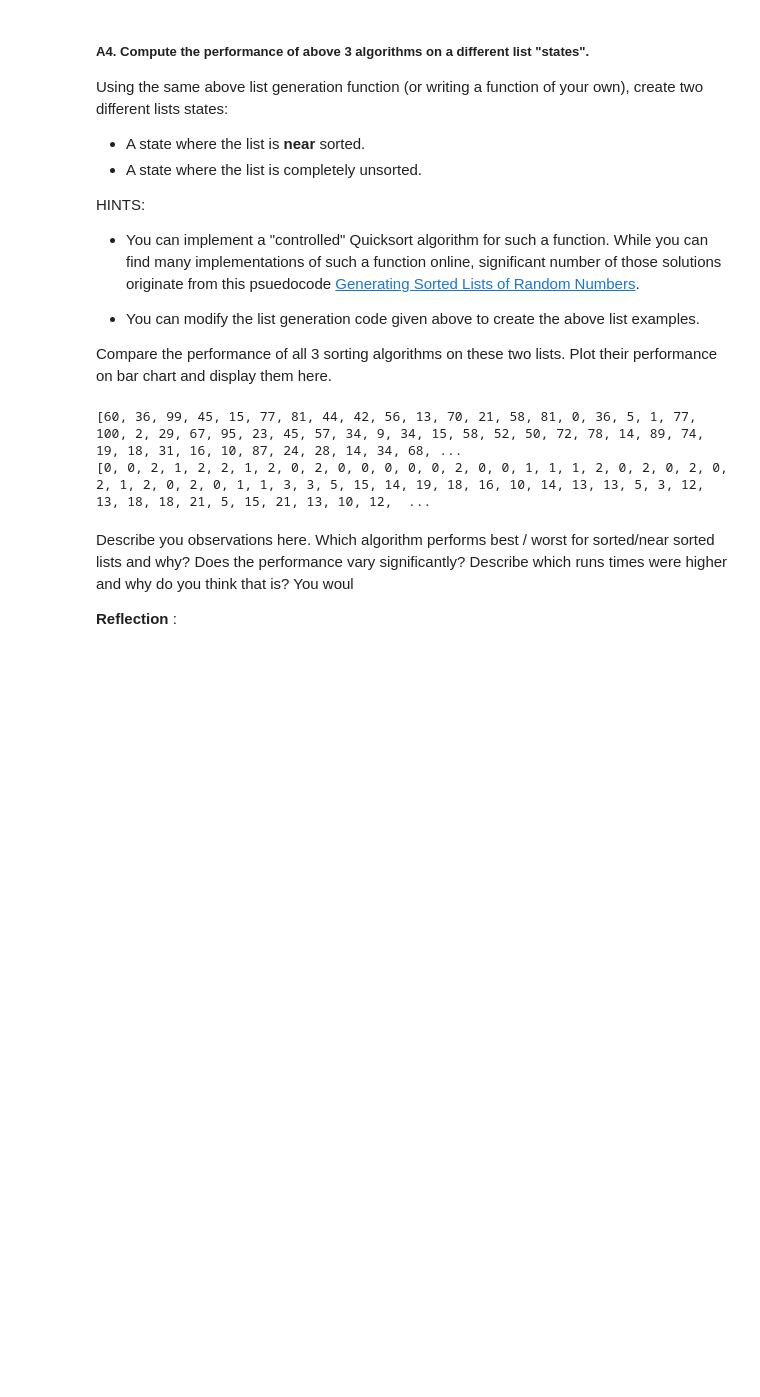
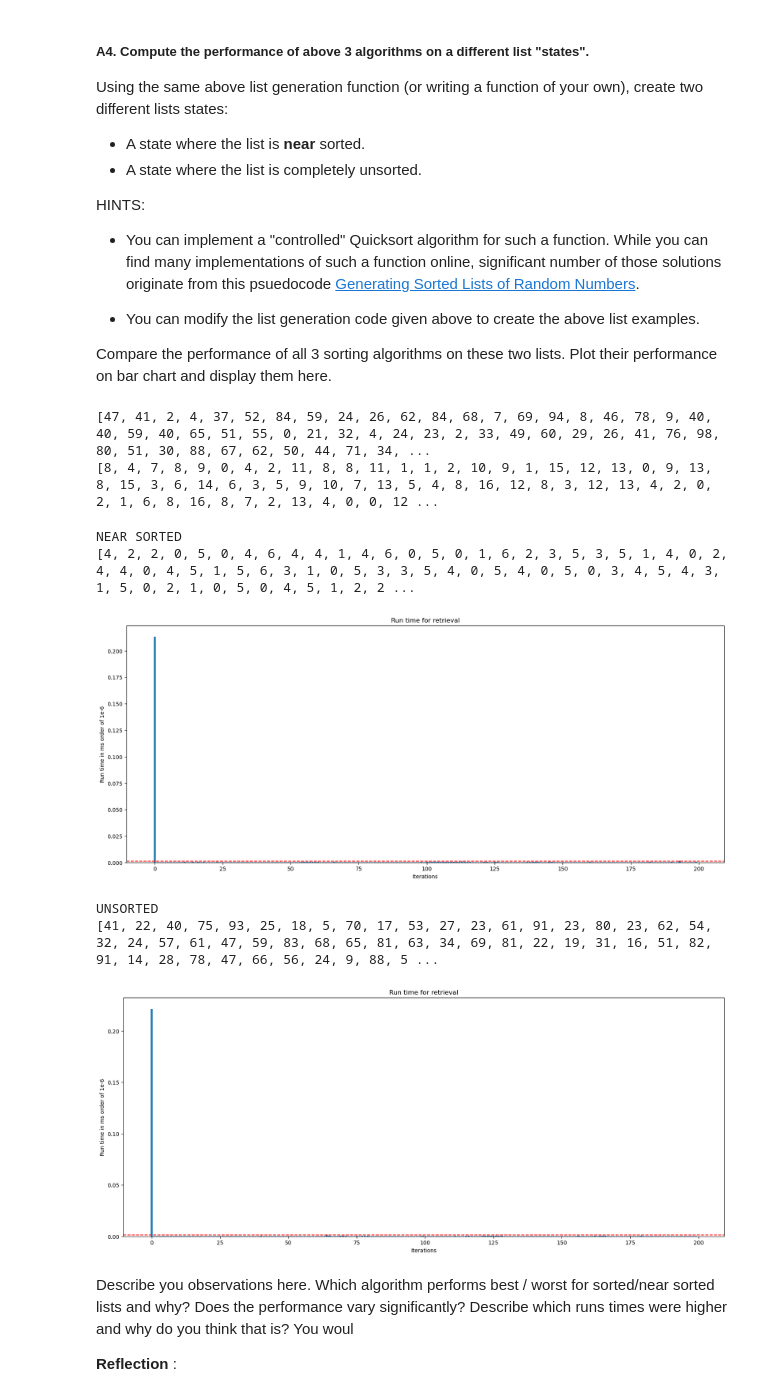
Before and after one commit to saboorah/CS2XC3, a Jupyter notebook: Lab_II.ipynb, the cells around one changed output. Drawn from its saved outputs; the diff is of its cells as text; code cells hidden in the pictures; blank space fills up the shorter version.

```diff
--- a/Lab_II.ipynb
+++ b/Lab_II.ipynb
@@ -287,22 +285,22 @@ Compare the performance of all 3 sorting algorithms on these two lists. Plot the
 # %%
 #partially sort a list  using quick sort
 
-#think of k as degree of unsortedness, 1/4 of the list seems to be go to fordesired unsortedness
+#think of k as degree of unsortedness, 1/4 or 1/5 of the list seems to be go to fordesired unsortedness
 
 #k is supposed to be the length at which it stops recursing which is why it is in the base case,
 #implying it wont be fully sorted by k length for the sub lists
 
-def quick_sort(my_list, start=None, end=None, k=1):
+def quick_sort(my_list, k=1):
 
     #error handling?
     if k > len(my_list):
         k = 1
 
 
-    if start == None:
-        start = 0
-    if end == None:
-        end = len(my_list)
+   # if start == None:
+    start = 0
+    #if end == None:
+    end = len(my_list)
 
 
     if len(my_list) == 0 or len(my_list) == 1:
@@ -367,10 +365,13 @@ near_sorted = create_custom_list(1000,100)
 
 print(near_sorted)
 
-print(quick_sort(near_sorted,0,None,250))
+near_sorted = quick_sort(near_sorted,200)
+
+print(near_sorted)
+unsorted = create_custom_list(1000,100)
 # %% [output]
-[60, 36, 99, 45, 15, 77, 81, 44, 42, 56, 13, 70, 21, 58, 81, 0, 36, 5, 1, 77, 100, 2, 29, 67, 95, 23, 45, 57, 34, 9, 34, 15, 58, 52, 50, 72, 78, 14, 89, 74, 19, 18, 31, 16, 10, 87, 24, 28, 14, 34, 68, ...
-[0, 0, 2, 1, 2, 2, 1, 2, 0, 2, 0, 0, 0, 0, 0, 2, 0, 0, 1, 1, 1, 2, 0, 2, 0, 2, 0, 2, 1, 2, 0, 2, 0, 1, 1, 3, 3, 5, 15, 14, 19, 18, 16, 10, 14, 13, 13, 5, 3, 12, 13, 18, 18, 21, 5, 15, 21, 13, 10, 12,  ...
+[47, 41, 2, 4, 37, 52, 84, 59, 24, 26, 62, 84, 68, 7, 69, 94, 8, 46, 78, 9, 40, 40, 59, 40, 65, 51, 55, 0, 21, 32, 4, 24, 23, 2, 33, 49, 60, 29, 26, 41, 76, 98, 80, 51, 30, 88, 67, 62, 50, 44, 71, 34, ...
+[8, 4, 7, 8, 9, 0, 4, 2, 11, 8, 8, 11, 1, 1, 2, 10, 9, 1, 15, 12, 13, 0, 9, 13, 8, 15, 3, 6, 14, 6, 3, 5, 9, 10, 7, 13, 5, 4, 8, 16, 12, 8, 3, 12, 13, 4, 2, 0, 2, 1, 6, 8, 16, 8, 7, 2, 13, 4, 0, 0, 12 ...
 # %%
 ### Bubble sort experiment code goes here
 # %%
@@ -380,3 +379,41 @@ print(quick_sort(near_sorted,0,None,250))
+# %%
+### Insertion sort experiment code goes here
+
+runs = 200#random.randint(76,500)
+run_times1= []
+run_times2= []
+#l = create_custom_list(77,100)
+print("NEAR SORTED")
+print(near_sorted)
+
+for i in range(runs):
+    list1 = InsertionSort(near_sorted)
+    start = timeit.default_timer()
+    found = list1.get_sorted()
+    stop = timeit.default_timer()
+    run_times1.append(stop-start)
+
+draw_plot(run_times1)
+
+print("UNSORTED")
+print(unsorted)
+
+for j in range(runs):
+    list1 = InsertionSort(unsorted)
+    start = timeit.default_timer()
+    found2 = list1.get_sorted()
+    stop = timeit.default_timer()
+    run_times2.append(stop-start)
+
+
+draw_plot(run_times2)
+# %% [output]
+NEAR SORTED
+[4, 2, 2, 0, 5, 0, 4, 6, 4, 4, 1, 4, 6, 0, 5, 0, 1, 6, 2, 3, 5, 3, 5, 1, 4, 0, 2, 4, 4, 0, 4, 5, 1, 5, 6, 3, 1, 0, 5, 3, 3, 5, 4, 0, 5, 4, 0, 5, 0, 3, 4, 5, 4, 3, 1, 5, 0, 2, 1, 0, 5, 0, 4, 5, 1, 2, 2 ...
+[figure, added]
+UNSORTED
+[41, 22, 40, 75, 93, 25, 18, 5, 70, 17, 53, 27, 23, 61, 91, 23, 80, 23, 62, 54, 32, 24, 57, 61, 47, 59, 83, 68, 65, 81, 63, 34, 69, 81, 22, 19, 31, 16, 51, 82, 91, 14, 28, 78, 47, 66, 56, 24, 9, 88, 5 ...
+[figure, added]
 # %% [markdown]
 Describe you observations here. Which algorithm performs best / worst for sorted/near sorted lists and why? Does the performance vary significantly? Describe which runs times were higher and why do you think that is? You woul
 
```
Also changed, not shown: parts of 5 cells of this notebook.
